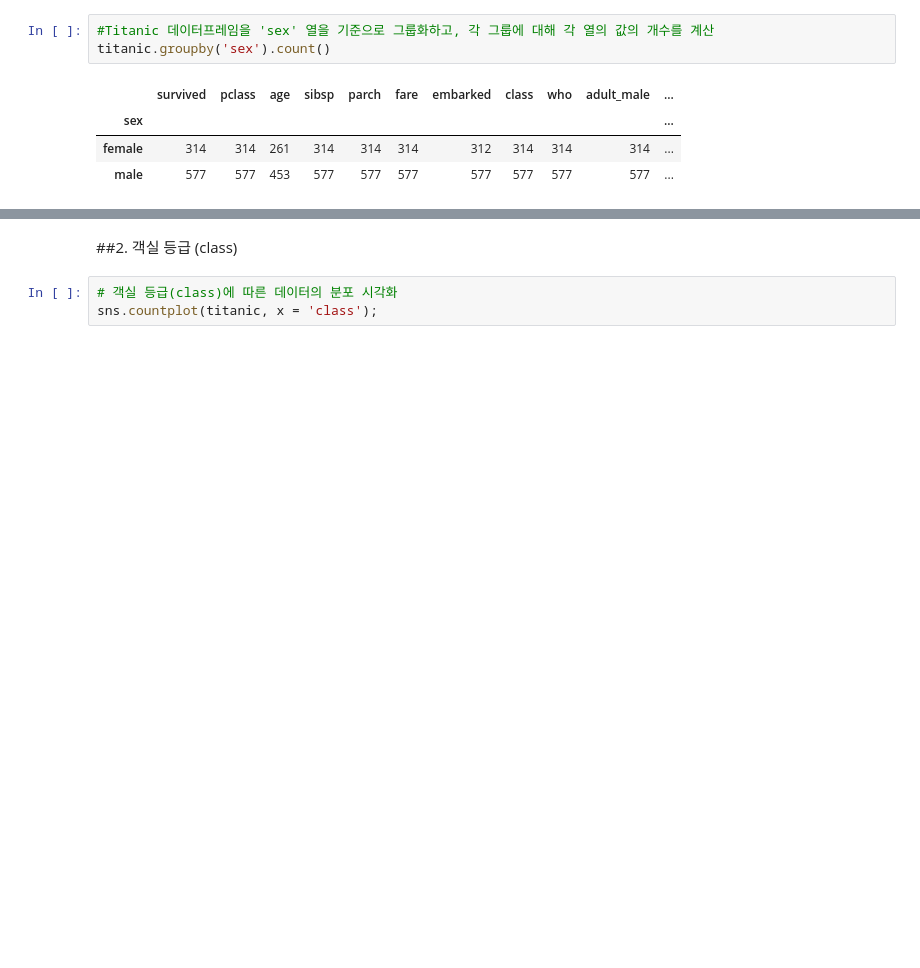
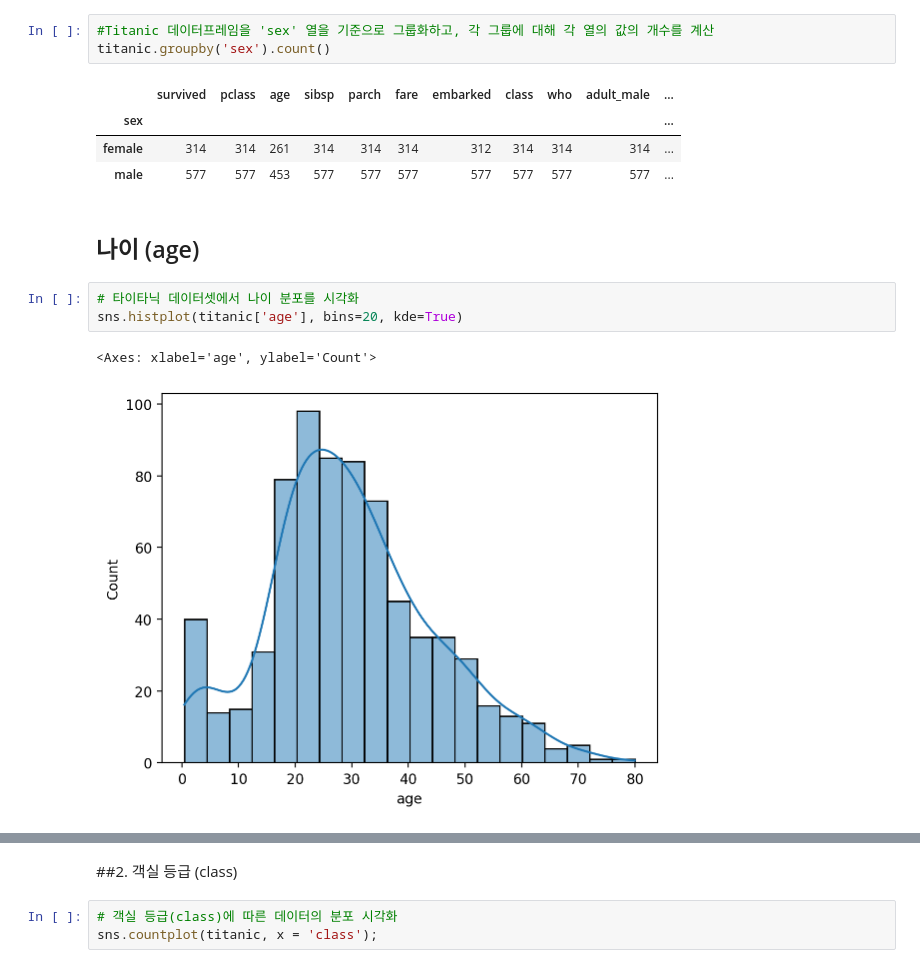
Before and after one commit to mgmg0429/2024-1-my-BDA, a Jupyter notebook: titanic_(7).ipynb, the cells around one changed output, grey strips where cells are left out. Saved outputs shown, nothing was run; the diff lists cells and outputs as text; blank space fills up the shorter version.

```diff
--- a/titanic_(7).ipynb
+++ b/titanic_(7).ipynb
@@ -130,3 +130,11 @@ titanic.groupby('sex').count()
 | sex |  |  |  |  |  |  |  |  |  |  | ... |
 | female | 314 | 314 | 261 | 314 | 314 | 314 | 312 | 314 | 314 | 314 | ... |
 | male | 577 | 577 | 453 | 577 | 577 | 577 | 577 | 577 | 577 | 577 | ... |
+# %% [markdown]
+## 나이 (age)
+# %%
+# 타이타닉 데이터셋에서 나이 분포를 시각화
+sns.histplot(titanic['age'], bins=20, kde=True)
+# %% [output]
+<Axes: xlabel='age', ylabel='Count'>
+[figure, added]
```
Also changed, not shown: parts of 3 cells of this notebook.
